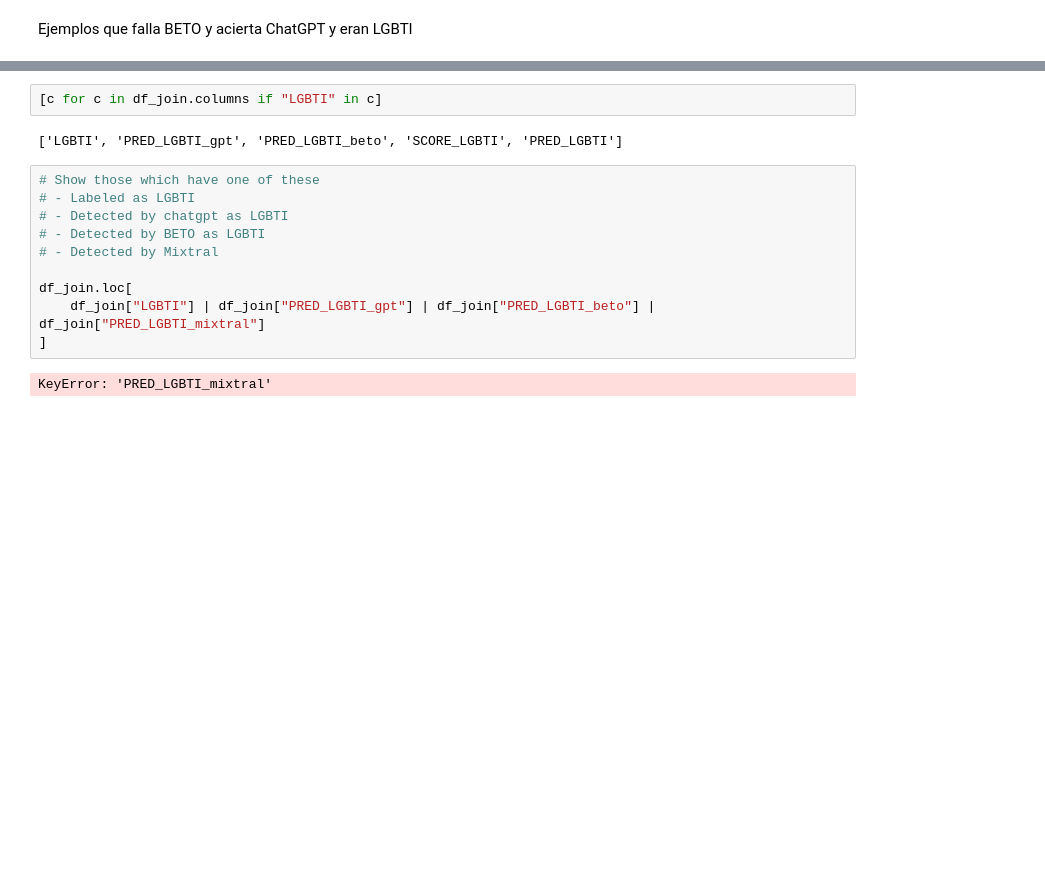
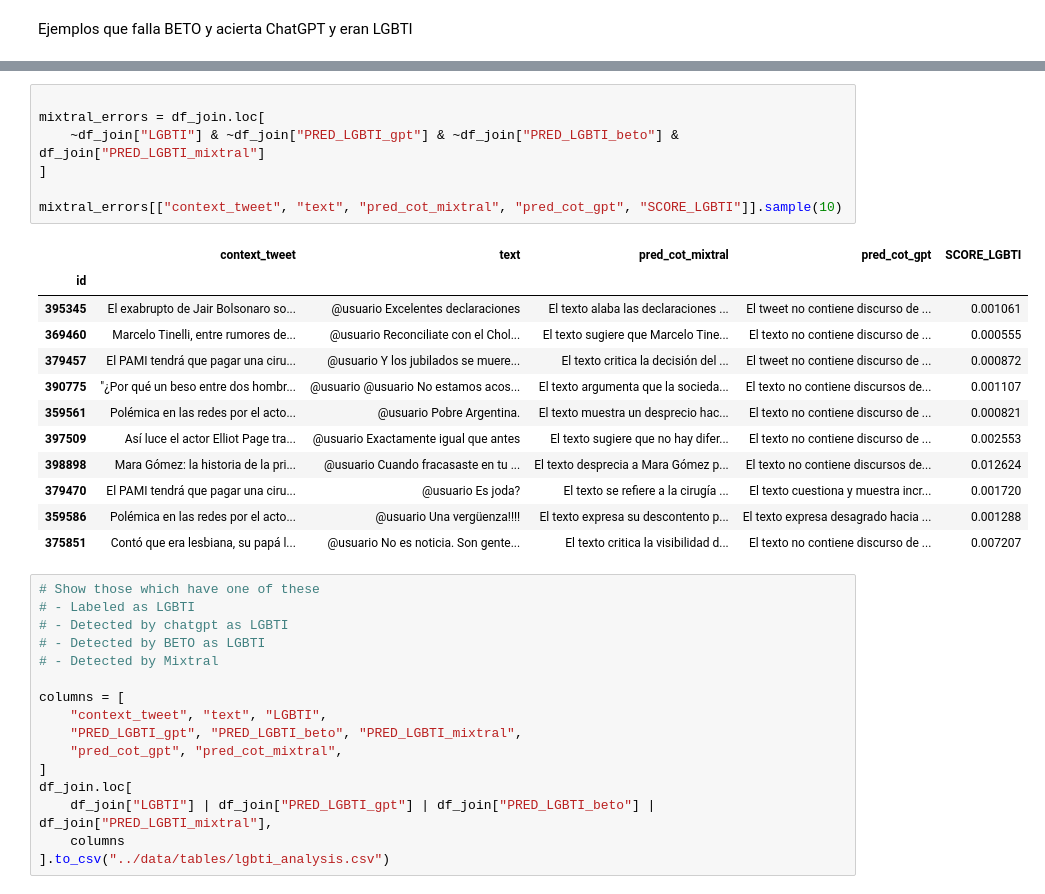
Before and after one commit to finiteautomata/rioplatense_hate_speech, a Jupyter notebook: notebooks/LGBTI.ipynb, the cells around one changed output, grey strips where cells are left out. Drawn from its saved outputs; the diff is of its cells as text; blank space fills up the shorter version.

```diff
--- a/notebooks/LGBTI.ipynb
+++ b/notebooks/LGBTI.ipynb
@@ -200,7 +208,23 @@ not_detected_by_any[columns_to_show]
-# %%
-[c for c in df_join.columns if "LGBTI" in c]
-# %% [output]
-['LGBTI', 'PRED_LGBTI_gpt', 'PRED_LGBTI_beto', 'SCORE_LGBTI', 'PRED_LGBTI']
+# %%
+
+mixtral_errors = df_join.loc[
+    ~df_join["LGBTI"] & ~df_join["PRED_LGBTI_gpt"] & ~df_join["PRED_LGBTI_beto"] & df_join["PRED_LGBTI_mixtral"]
+]
+
+mixtral_errors[["context_tweet", "text", "pred_cot_mixtral", "pred_cot_gpt", "SCORE_LGBTI"]].sample(10)
+# %% [output]
+|  | context_tweet | text | pred_cot_mixtral | pred_cot_gpt | SCORE_LGBTI |
+| id |  |  |  |  |  |
+| 395345 | El exabrupto de Jair Bolsonaro so... | @usuario Excelentes declaraciones | El texto alaba las declaraciones ... | El tweet no contiene discurso de ... | 0.001061 |
+| 369460 | Marcelo Tinelli, entre rumores de... | @usuario Reconciliate con el Chol... | El texto sugiere que Marcelo Tine... | El texto no contiene discurso de ... | 0.000555 |
+| 379457 | El PAMI tendrá que pagar una ciru... | @usuario Y los jubilados se muere... | El texto critica la decisión del ... | El tweet no contiene discurso de ... | 0.000872 |
+| 390775 | ″¿Por qué un beso entre dos hombr... | @usuario @usuario No estamos acos... | El texto argumenta que la socieda... | El texto no contiene discursos de... | 0.001107 |
+| 359561 | Polémica en las redes por el acto... | @usuario Pobre Argentina. | El texto muestra un desprecio hac... | El texto no contiene discurso de ... | 0.000821 |
+| 397509 | Así luce el actor Elliot Page tra... | @usuario Exactamente igual que antes | El texto sugiere que no hay difer... | El texto no contiene discurso de ... | 0.002553 |
+| 398898 | Mara Gómez: la historia de la pri... | @usuario Cuando fracasaste en tu ... | El texto desprecia a Mara Gómez p... | El texto no contiene discursos de... | 0.012624 |
+| 379470 | El PAMI tendrá que pagar una ciru... | @usuario Es joda? | El texto se refiere a la cirugía ... | El texto cuestiona y muestra incr... | 0.001720 |
+| 359586 | Polémica en las redes por el acto... | @usuario Una vergüenza!!!! | El texto expresa su descontento p... | El texto expresa desagrado hacia ... | 0.001288 |
+| 375851 | Contó que era lesbiana, su papá l... | @usuario No es noticia. Son gente... | El texto critica la visibilidad d... | El texto no contiene discurso de ... | 0.007207 |
 # %%
 # Show those which have one of these
 # - Labeled as LGBTI
@@ -208,8 +232,12 @@ not_detected_by_any[columns_to_show]
 # - Detected by BETO as LGBTI
 # - Detected by Mixtral
 
+columns = [
+    "context_tweet", "text", "LGBTI",
+    "PRED_LGBTI_gpt", "PRED_LGBTI_beto", "PRED_LGBTI_mixtral",
+    "pred_cot_gpt", "pred_cot_mixtral",
+]
 df_join.loc[
-    df_join["LGBTI"] | df_join["PRED_LGBTI_gpt"] | df_join["PRED_LGBTI_beto"] | df_join["PRED_LGBTI_mixtral"]
-]
+    df_join["LGBTI"] | df_join["PRED_LGBTI_gpt"] | df_join["PRED_LGBTI_beto"] | df_join["PRED_LGBTI_mixtral"],
+    columns
+].to_csv("../data/tables/lgbti_analysis.csv")
-# %% [output]
-KeyError: 'PRED_LGBTI_mixtral'
```
Also changed, not shown: parts of 5 cells of this notebook, 3 other files.
